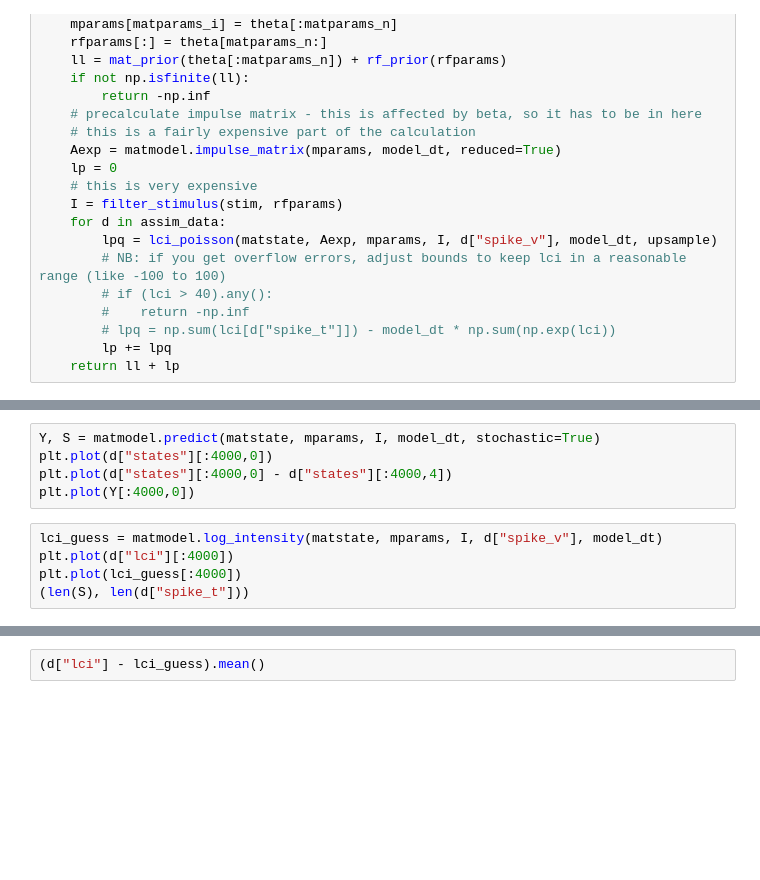
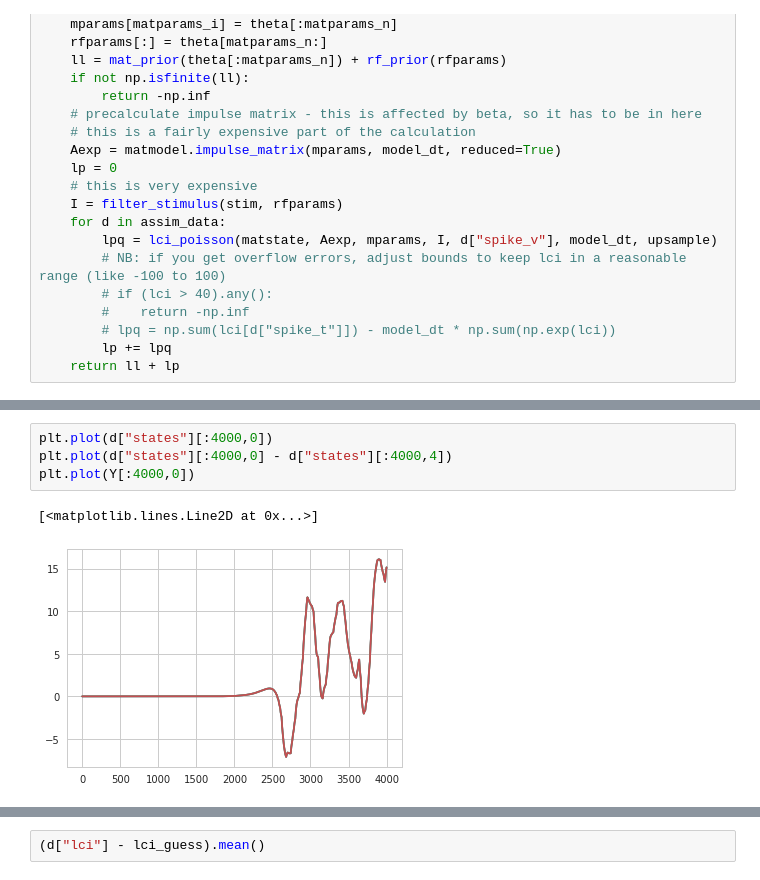
Before and after one commit to melizalab/dstrf, a Jupyter notebook: mat/matfiltmat.ipynb, the cells around one changed output, grey strips where cells are left out. Saved outputs shown, nothing was run; the diff lists cells and outputs as text; blank space fills up the shorter version.

```diff
--- a/mat/matfiltmat.ipynb
+++ b/mat/matfiltmat.ipynb
@@ -187,10 +234,7 @@ plt.plot(I[:4000])
 # %%
-Y, S = matmodel.predict(matstate, mparams, I, model_dt, stochastic=True)
 plt.plot(d["states"][:4000,0])
 plt.plot(d["states"][:4000,0] - d["states"][:4000,4])
 plt.plot(Y[:4000,0])
+# %% [output]
+[<matplotlib.lines.Line2D at 0x...>]
+[figure, added]
-# %%
-lci_guess = matmodel.log_intensity(matstate, mparams, I, d["spike_v"], model_dt)
-plt.plot(d["lci"][:4000])
-plt.plot(lci_guess[:4000])
-(len(S), len(d["spike_t"]))
```
Also changed, not shown: parts of 10 cells of this notebook.
